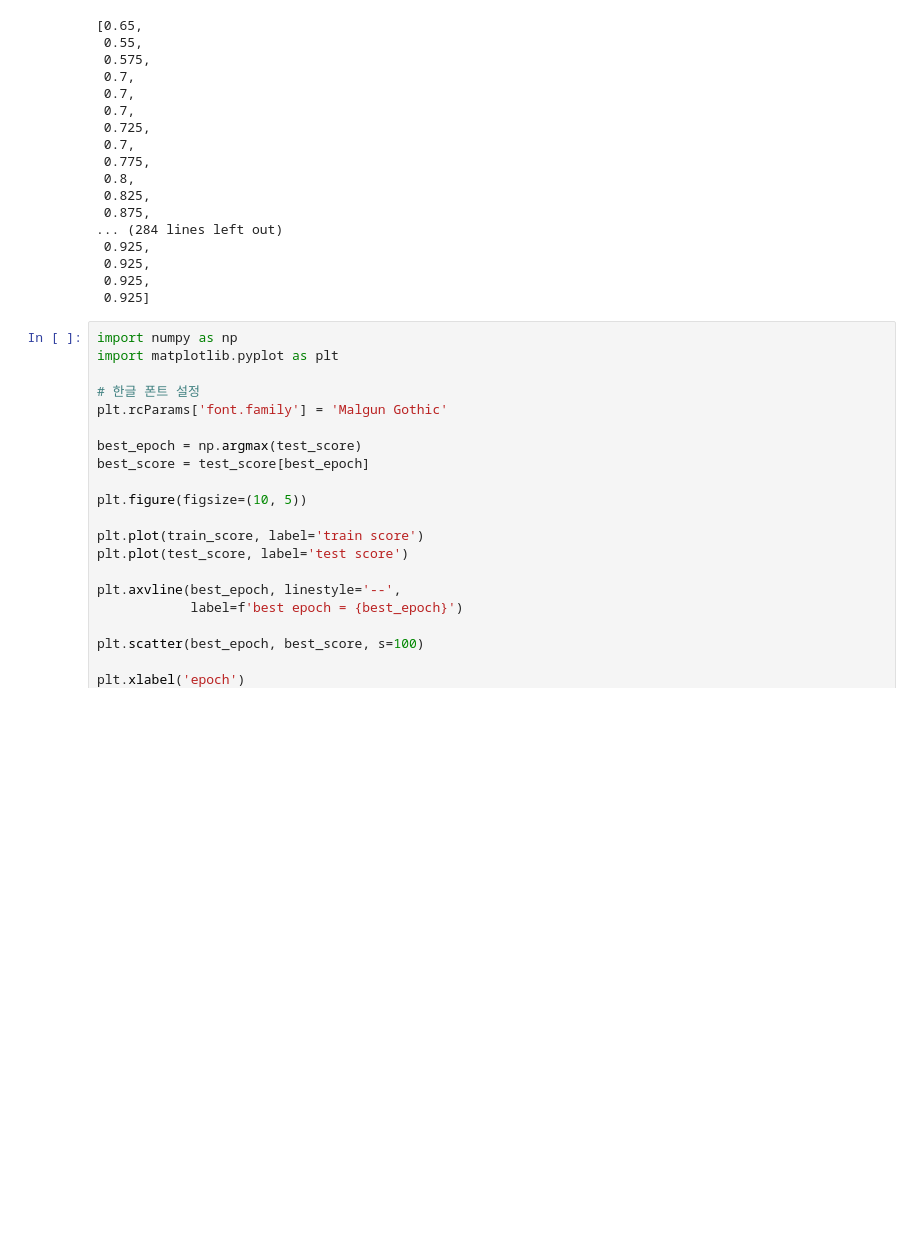
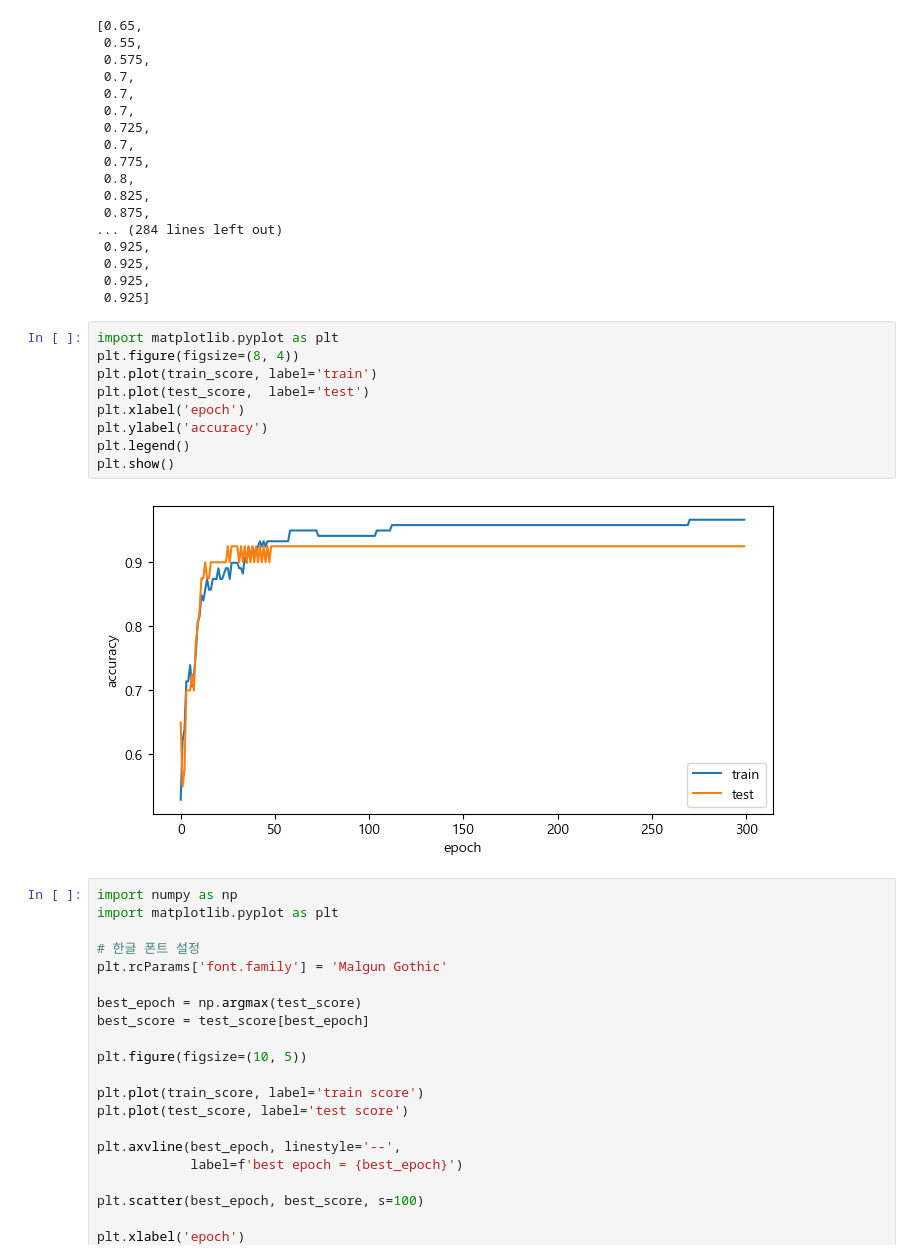
Before and after one commit to raks030517-netizen/c2-machine-learning, a Jupyter notebook: ml03-classification.ipynb, the cells around one changed output. Saved outputs shown, nothing was run; the diff lists cells and outputs as text; blank space fills up the shorter version.

```diff
--- a/ml03-classification.ipynb
+++ b/ml03-classification.ipynb
@@ -385,6 +385,17 @@ test_score
  0.925,
  0.925,
  0.925]
+# %%
+import matplotlib.pyplot as plt
+plt.figure(figsize=(8, 4))
+plt.plot(train_score, label='train')
+plt.plot(test_score,  label='test')
+plt.xlabel('epoch')
+plt.ylabel('accuracy')
+plt.legend()
+plt.show()
+# %% [output]
+[figure, added]
 # %%
 import numpy as np
 import matplotlib.pyplot as plt
```
Also changed, not shown: 1 other file.
